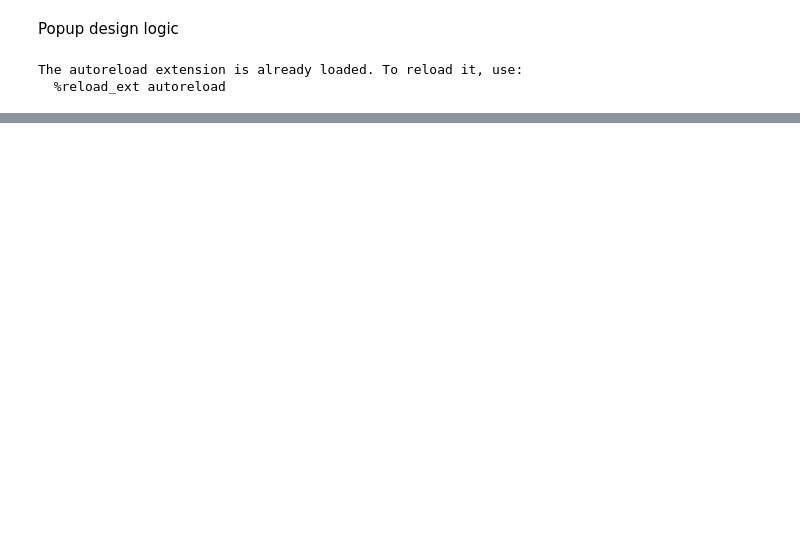
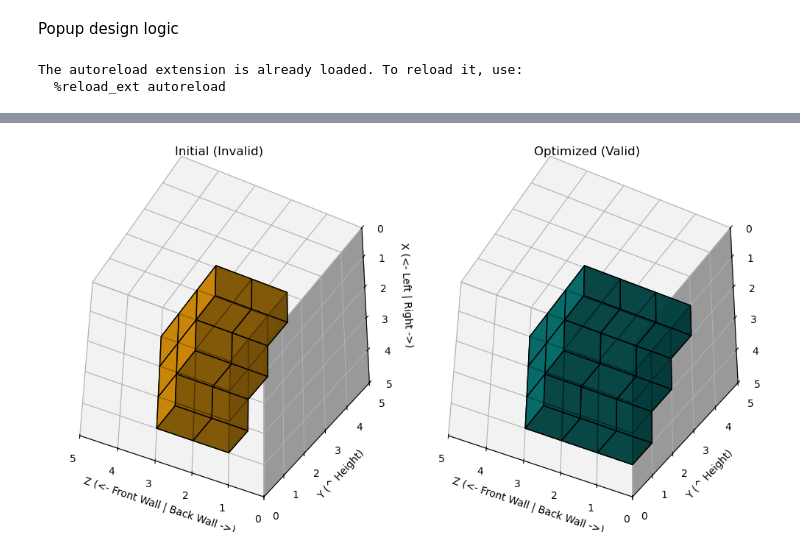
Before and after one commit to zining01/popup_design, a Jupyter notebook: popup_logic/popup_logic.ipynb, the cells around one changed output, grey strips where cells are left out. Cells and saved outputs as stored; diff of their text form; code cells hidden in the pictures; blank space fills up the shorter version.

```diff
--- a/popup_logic/popup_logic.ipynb
+++ b/popup_logic/popup_logic.ipynb
@@ -52,15 +69,15 @@ visualize_results(test_grid, output, size=GRIDSIDE)
 # %%
 # --- TEST CASE stairs ---
 GRIDSIDE = 5
 grid_size = (GRIDSIDE, GRIDSIDE, GRIDSIDE)
 test_grid = np.zeros(grid_size)
 
-# Floating block with some holes
-test_grid[1:4, 1:3, 2:5] = 1
-test_grid[1:4, 0, 1:2] = 1
-test_grid[1, 0:3, 1:5] = 1
-test_grid[4, 0:3, 1:5] = 1
+test_grid[1, 0:3, 1:3] = 1
+test_grid[2, 0:2, 1:3] = 1
+test_grid[3, 0:1, 1:3] = 1
 
 output = optimize_popup_volume(test_grid, add_cost=1, remove_cost=1)
 
 visualize_results(test_grid, output, size=GRIDSIDE)
+# %% [output]
+[figure, added]
```
Also changed, not shown: parts of 5 cells of this notebook, 1 other file.
